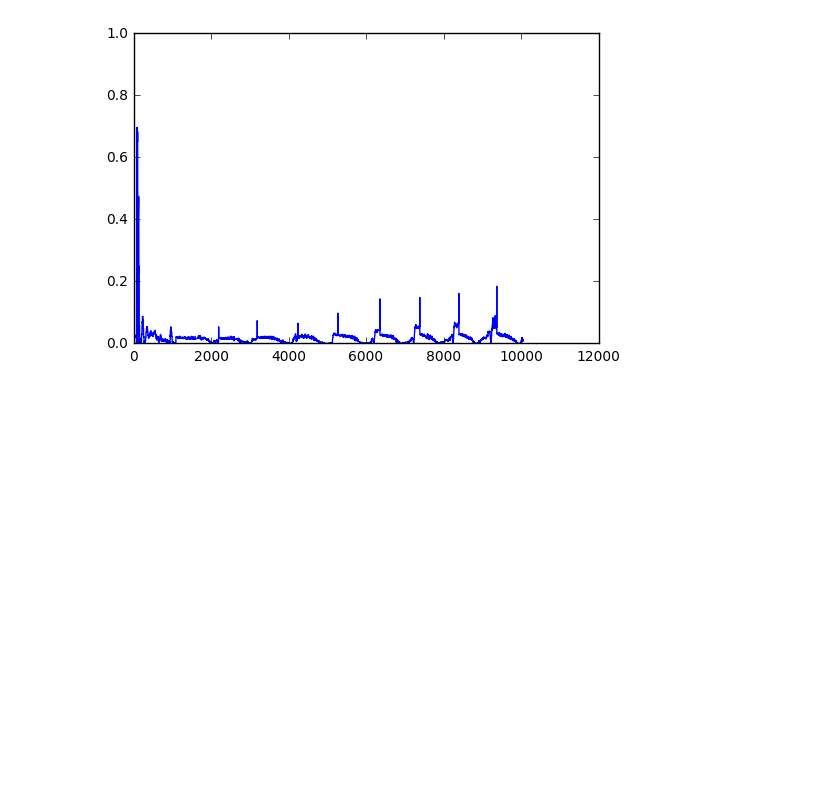
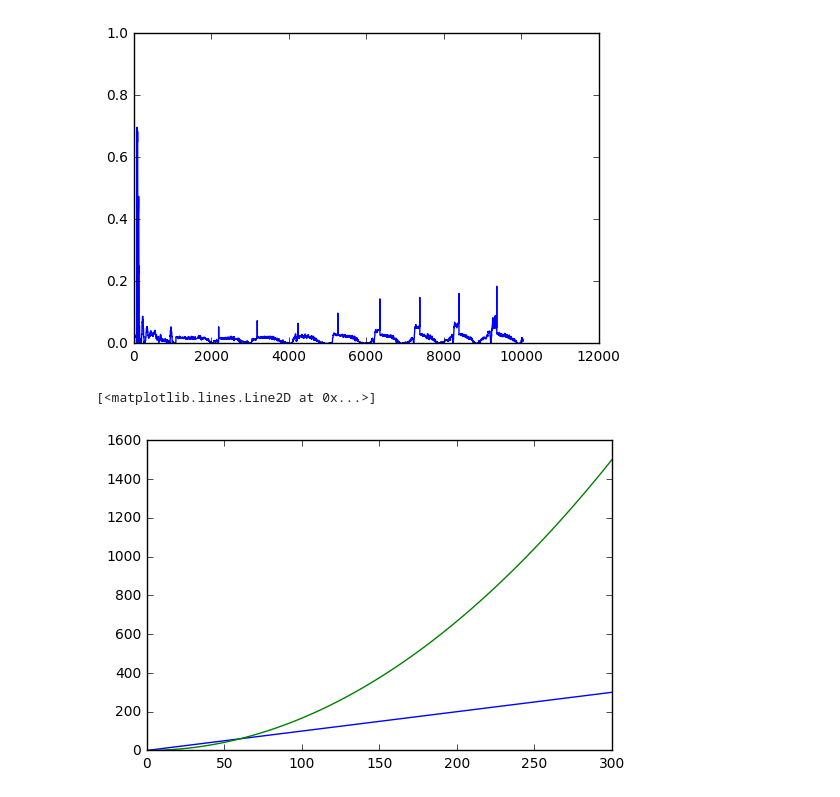
Before and after one commit to nicola-decao/Torcs-with-DDPG, a Jupyter notebook: plots/loss_plot.ipynb, the cells around one changed output. Saved outputs shown, nothing was run; the diff lists cells and outputs as text; code cells hidden in the pictures; blank space fills up the shorter version.

```diff
--- a/plots/loss_plot.ipynb
+++ b/plots/loss_plot.ipynb
@@ -23,3 +23,10 @@ plt.plot(range(a.shape[0]), a, '-', color='blue')
 # %% [output]
 [<matplotlib.lines.Line2D at 0x...>]
 [figure]
+# %%
+x = np.linspace(0,1, 100)
+plt.plot(x*300, x*300)
+plt.plot(x*300, np.array([e**2 for e in x])*1500)
+# %% [output]
+[<matplotlib.lines.Line2D at 0x...>]
+[figure, added]
```
Also changed, not shown: parts of 1 cell of this notebook, 21 other files.
